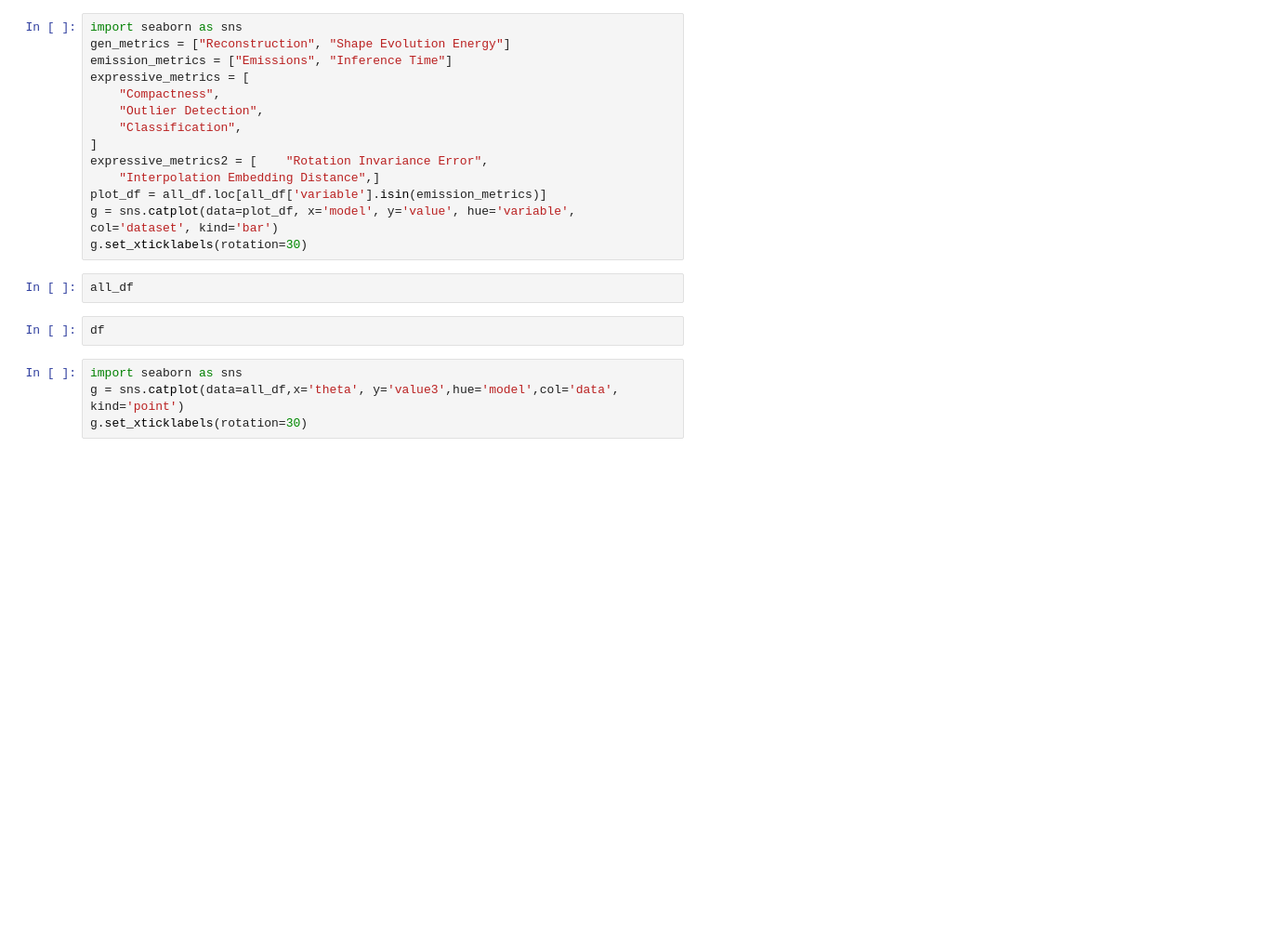
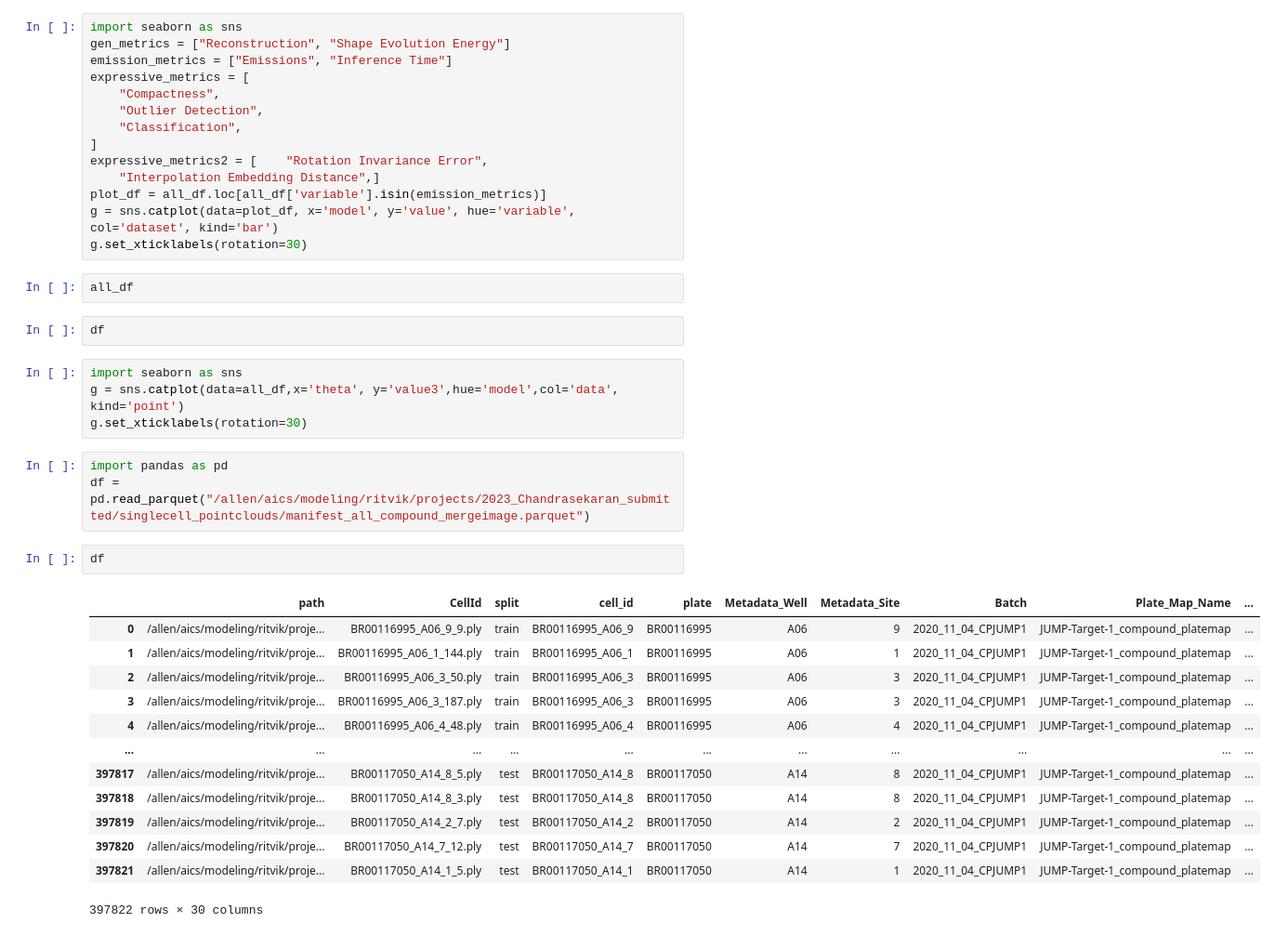
Before and after one commit to AllenCell/benchmarking_representations, a Jupyter notebook: notebooks/benchmarking_plot.ipynb, the cells around one changed output. Shown at 93% size. Drawn from its saved outputs; the diff is of its cells as text; blank space fills up the shorter version.

```diff
--- a/notebooks/benchmarking_plot.ipynb
+++ b/notebooks/benchmarking_plot.ipynb
@@ -53,3 +98,22 @@ df
 import seaborn as sns
 g = sns.catplot(data=all_df,x='theta', y='value3',hue='model',col='data', kind='point')
 g.set_xticklabels(rotation=30)
+# %%
+import pandas as pd
+df = pd.read_parquet("/allen/aics/modeling/ritvik/projects/2023_Chandrasekaran_submitted/singlecell_pointclouds/manifest_all_compound_mergeimage.parquet")
+# %%
+df
+# %% [output]
+|  | path | CellId | split | cell_id | plate | Metadata_Well | Metadata_Site | Batch | Plate_Map_Name | ... |
+| 0 | /allen/aics/modeling/ritvik/proje... | BR00116995_A06_9_9.ply | train | BR00116995_A06_9 | BR00116995 | A06 | 9 | 2020_11_04_CPJUMP1 | JUMP-Target-1_compound_platemap | ... |
+| 1 | /allen/aics/modeling/ritvik/proje... | BR00116995_A06_1_144.ply | train | BR00116995_A06_1 | BR00116995 | A06 | 1 | 2020_11_04_CPJUMP1 | JUMP-Target-1_compound_platemap | ... |
+| 2 | /allen/aics/modeling/ritvik/proje... | BR00116995_A06_3_50.ply | train | BR00116995_A06_3 | BR00116995 | A06 | 3 | 2020_11_04_CPJUMP1 | JUMP-Target-1_compound_platemap | ... |
+| 3 | /allen/aics/modeling/ritvik/proje... | BR00116995_A06_3_187.ply | train | BR00116995_A06_3 | BR00116995 | A06 | 3 | 2020_11_04_CPJUMP1 | JUMP-Target-1_compound_platemap | ... |
+| 4 | /allen/aics/modeling/ritvik/proje... | BR00116995_A06_4_48.ply | train | BR00116995_A06_4 | BR00116995 | A06 | 4 | 2020_11_04_CPJUMP1 | JUMP-Target-1_compound_platemap | ... |
+| ... | ... | ... | ... | ... | ... | ... | ... | ... | ... | ... |
+| 397817 | /allen/aics/modeling/ritvik/proje... | BR00117050_A14_8_5.ply | test | BR00117050_A14_8 | BR00117050 | A14 | 8 | 2020_11_04_CPJUMP1 | JUMP-Target-1_compound_platemap | ... |
+| 397818 | /allen/aics/modeling/ritvik/proje... | BR00117050_A14_8_3.ply | test | BR00117050_A14_8 | BR00117050 | A14 | 8 | 2020_11_04_CPJUMP1 | JUMP-Target-1_compound_platemap | ... |
+| 397819 | /allen/aics/modeling/ritvik/proje... | BR00117050_A14_2_7.ply | test | BR00117050_A14_2 | BR00117050 | A14 | 2 | 2020_11_04_CPJUMP1 | JUMP-Target-1_compound_platemap | ... |
+| 397820 | /allen/aics/modeling/ritvik/proje... | BR00117050_A14_7_12.ply | test | BR00117050_A14_7 | BR00117050 | A14 | 7 | 2020_11_04_CPJUMP1 | JUMP-Target-1_compound_platemap | ... |
+| 397821 | /allen/aics/modeling/ritvik/proje... | BR00117050_A14_1_5.ply | test | BR00117050_A14_1 | BR00117050 | A14 | 1 | 2020_11_04_CPJUMP1 | JUMP-Target-1_compound_platemap | ... |
+397822 rows × 30 columns
```
Also changed, not shown: parts of 5 cells of this notebook, 1 other file.
